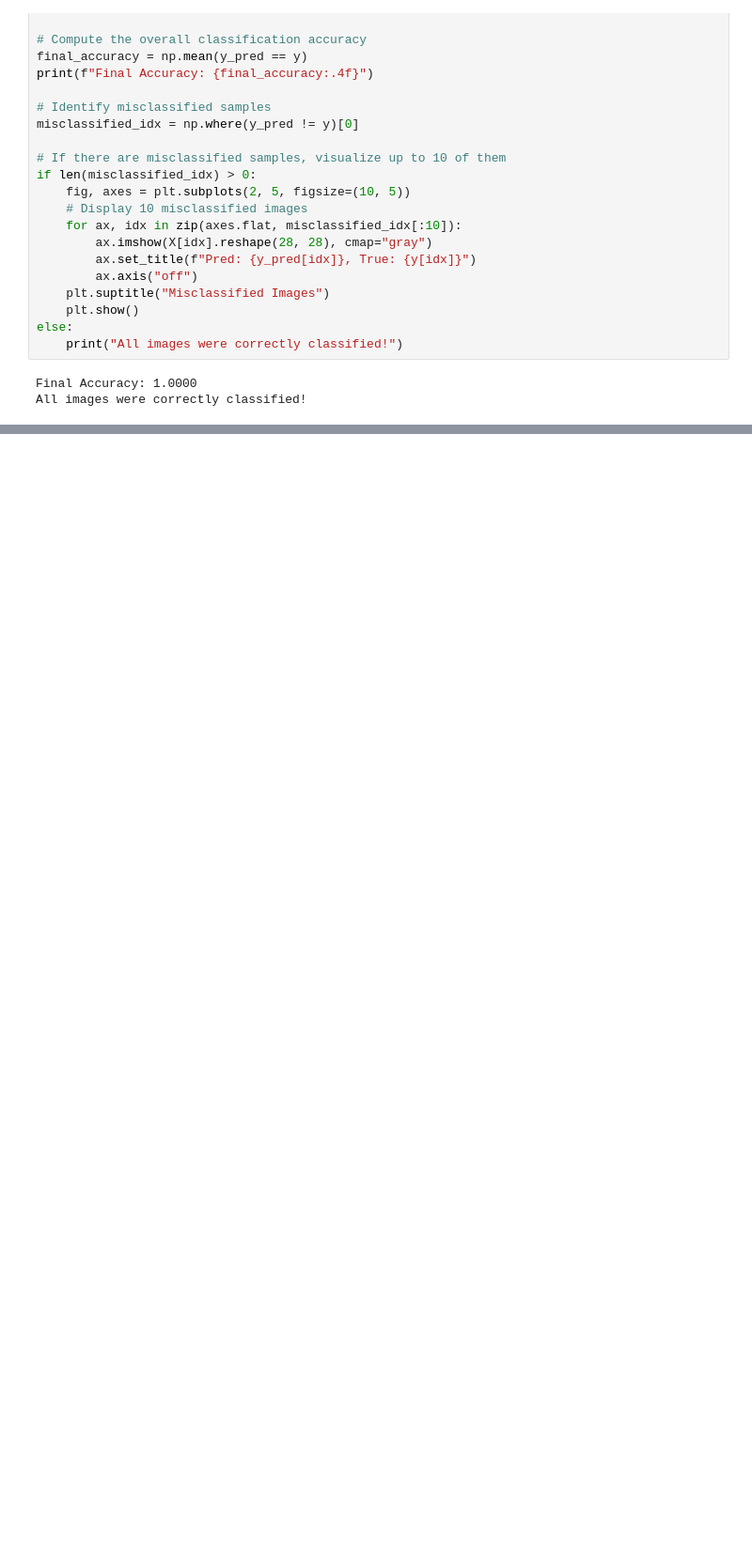
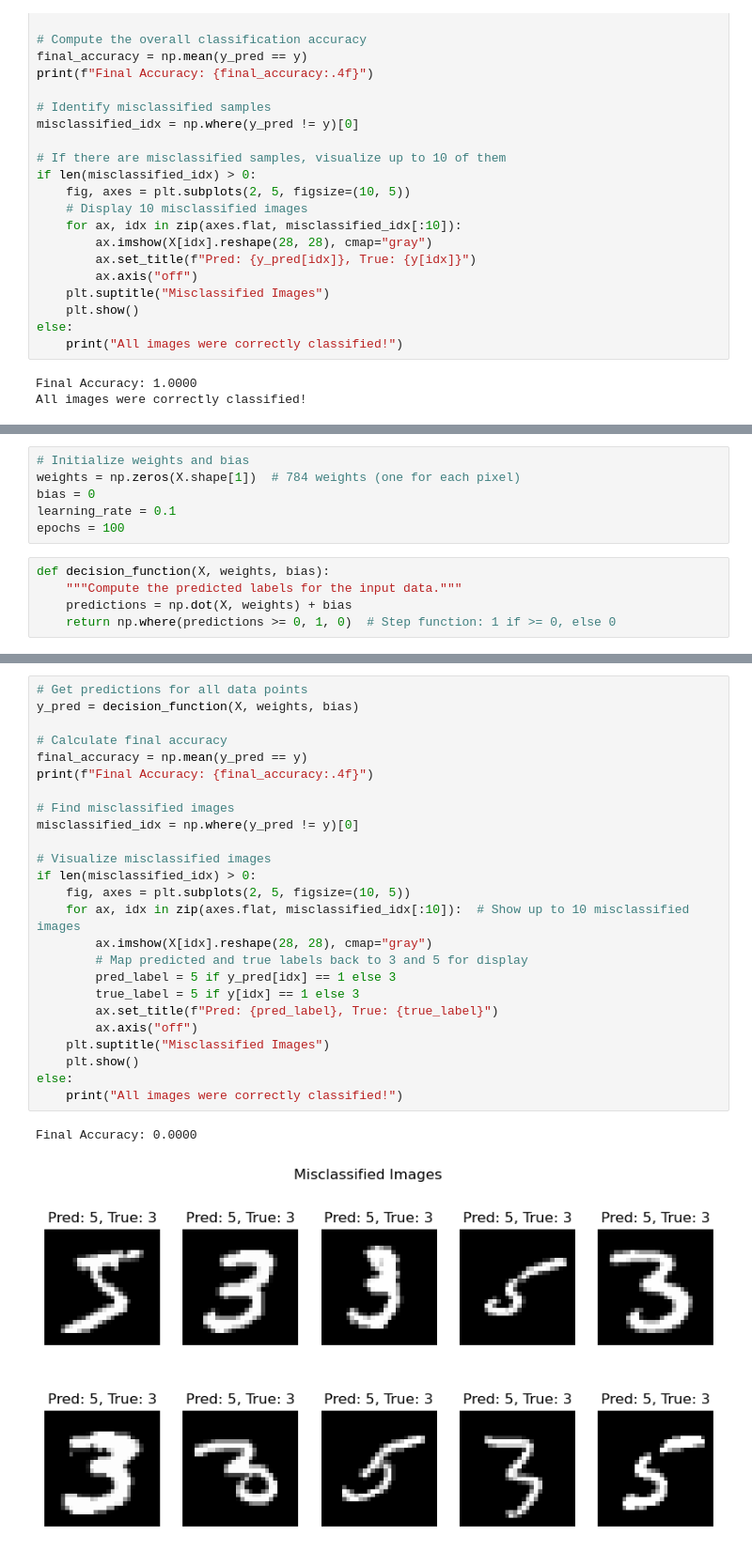
Before and after one commit to KcAvishek/AI-ML, a Jupyter notebook: AI/Workshop03.ipynb, the cells around one changed output, grey strips where cells are left out. Shown at 94% size. Saved outputs shown, nothing was run; the diff lists cells and outputs as text; blank space fills up the shorter version.

```diff
--- a/AI/Workshop03.ipynb
+++ b/AI/Workshop03.ipynb
@@ -250,0 +301,11 @@ All images were correctly classified!
+# %%
+# Initialize weights and bias
+weights = np.zeros(X.shape[1])  # 784 weights (one for each pixel)
+bias = 0
+learning_rate = 0.1
+epochs = 100
+# %%
+def decision_function(X, weights, bias):
+    """Compute the predicted labels for the input data."""
+    predictions = np.dot(X, weights) + bias
+    return np.where(predictions >= 0, 1, 0)  # Step function: 1 if >= 0, else 0
@@ -250,0 +343,28 @@ All images were correctly classified!
+# %%
+# Get predictions for all data points
+y_pred = decision_function(X, weights, bias)
+
+# Calculate final accuracy
+final_accuracy = np.mean(y_pred == y)
+print(f"Final Accuracy: {final_accuracy:.4f}")
+
+# Find misclassified images
+misclassified_idx = np.where(y_pred != y)[0]
+
+# Visualize misclassified images
+if len(misclassified_idx) > 0:
+    fig, axes = plt.subplots(2, 5, figsize=(10, 5))
+    for ax, idx in zip(axes.flat, misclassified_idx[:10]):  # Show up to 10 misclassified images
+        ax.imshow(X[idx].reshape(28, 28), cmap="gray")
+        # Map predicted and true labels back to 3 and 5 for display
+        pred_label = 5 if y_pred[idx] == 1 else 3
+        true_label = 5 if y[idx] == 1 else 3
+        ax.set_title(f"Pred: {pred_label}, True: {true_label}")
+        ax.axis("off")
+    plt.suptitle("Misclassified Images")
+    plt.show()
+else:
+    print("All images were correctly classified!")
+# %% [output]
+Final Accuracy: 0.0000
+[figure, added]
```
Also changed, not shown: parts of 12 cells of this notebook.
